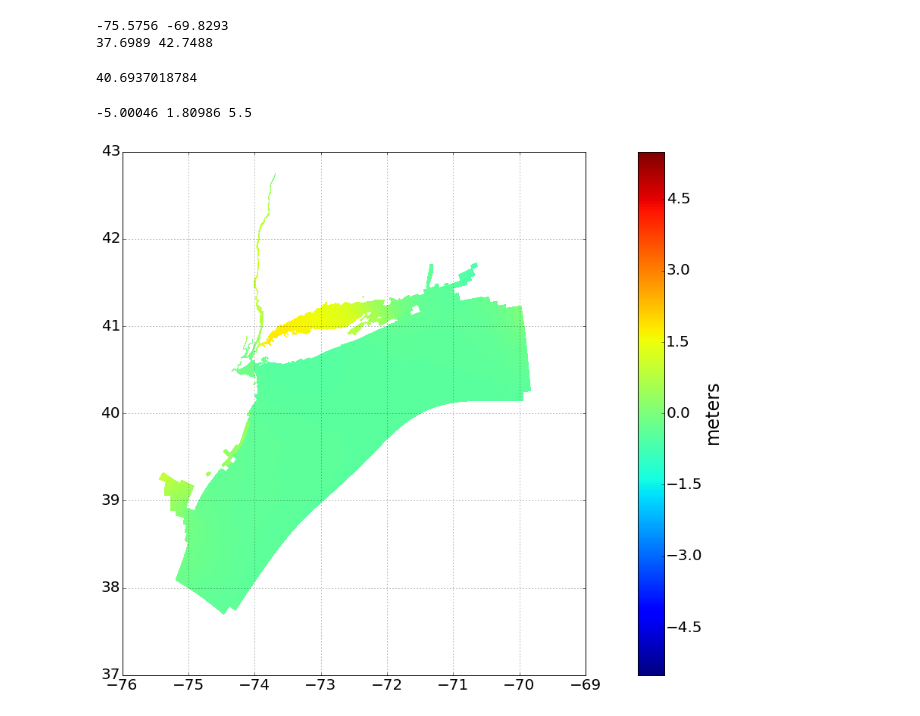
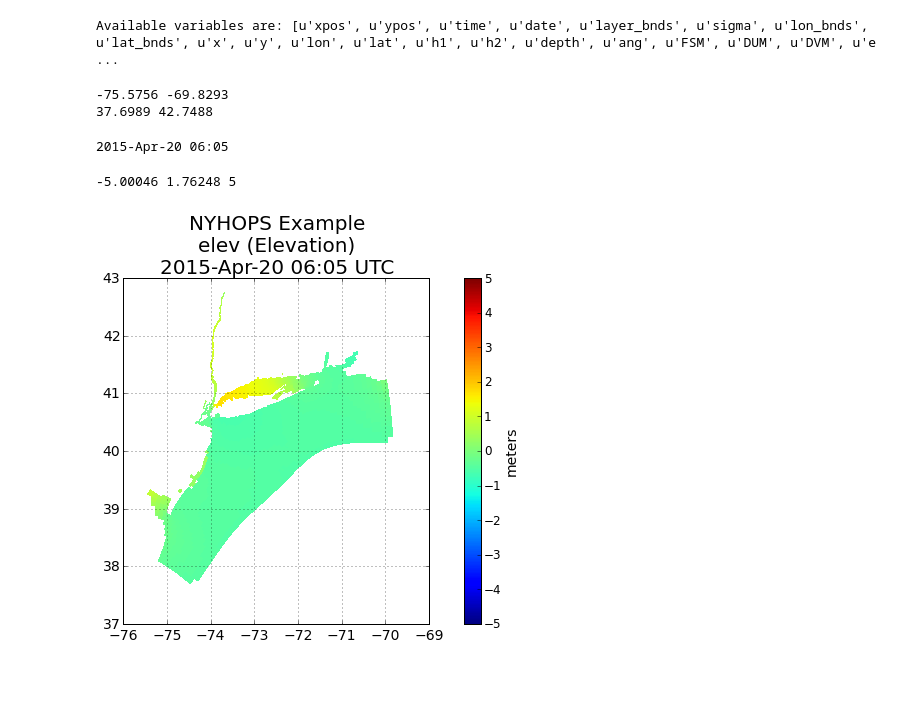
Before and after one commit to BrianOBlanton/NoteBooks, a Jupyter notebook: NYHOPS.ipynb, the cells around one changed output. Drawn from its saved outputs; the diff is of its cells as text; code cells hidden in the pictures; blank space fills up the shorter version.

```diff
--- a/NYHOPS.ipynb
+++ b/NYHOPS.ipynb
@@ -9,10 +9,13 @@ from datetime import datetime
 import math as math
 %matplotlib inline
 # %%
+url='http://colossus.dl.stevens-tech.edu/thredds/dodsC/latest/Complete_gcmplt.nc'
 nc=netCDF4.Dataset(url)
 var_name='elev'
 print 'Available variables are: ' +  str(nc.variables.keys())
-url='http://colossus.dl.stevens-tech.edu/thredds/dodsC/latest/Complete_gcmplt.nc'
+tstr='NYHOPS Example'
+# %% [output]
+Available variables are: [u'xpos', u'ypos', u'time', u'date', u'layer_bnds', u'sigma', u'lon_bnds', u'lat_bnds', u'x', u'y', u'lon', u'lat', u'h1', u'h2', u'depth', u'ang', u'FSM', u'DUM', u'DVM', u'e ...
 # %%
 lon=nc.variables['lon']
 lond=lon[:]
@@ -34,35 +34,38 @@ elev_d=var[10,:,:]
-# %%
-latmn = np.mean(latd)
-print latmn
-#lons,lats = np.meshgrid(lond,latd)
-# %% [output]
-40.6937018784
+# %%
+tidx=12
+time=nc.variables['time']
+dtime = netCDF4.num2date(time[tidx],time.units)
+datestr = dtime.strftime('%Y-%b-%d %H:%M')
+print datestr
+# %% [output]
+2015-Apr-20 06:05
 # %%
-vmin=elev_d.min()
-vmax=elev_d.max()
+var=nc.variables[var_name]
+var_d=var[tidx,:,:]
+#var_d = ma.array(var_d,mask=var_d==var.FillValue_)
+vmin=np.nanmin(var_d)
+vmax=np.nanmax(var_d)
+
 # This min/max calc won't work in general, but is OK for data relatively well distributed about 0
-vminmax=math.ceil(2*max(abs(vmin),abs(vmax)))/2
+#vminmax=math.ceil(2*max(abs(vmin),abs(vmax)))/2
+vminmax=5
+print vmin,vmax,vminmax
+# %% [output]
+-5.00046 1.76248 5
-# %%
-print vmin,vmax,vminmax
-# %% [output]
--5.00046 1.80986 5.5
 # %%
-fig = plt.figure(figsize=(24,12), dpi=144)
+fig = plt.figure(figsize=(12,6), dpi=144)
 ax = fig.add_axes([0.1, 0.1, 0.8, 0.8])
 ax.set_aspect(1.0/np.cos(latmn * np.pi / 180.0))
 
-pc=pcolor(lond, latd, elev_d, cmap=plt.cm.jet, vmin=-vminmax, vmax=vminmax)
+pc=pcolor(lond, latd, var_d, cmap=plt.cm.jet, vmin=-vminmax, vmax=vminmax)
 
-
-#plt.title("%s\n%s (%s)\n%s UTC" % (nc.description, var_name, var.long_name, daystr), fontsize=30)
+plt.title("%s\n%s (%s)\n%s UTC" % (tstr, var_name, var.long_name, datestr), fontsize=20)
 plt.grid(True)
-#plt.xlim((-2,362))
-#plt.ylim((-92,92))
-plt.tick_params(axis='both', which='major', labelsize=20)
+plt.tick_params(axis='both', which='major', labelsize=14)
 
 cbax = fig.add_axes()  #([0.95, 0.1, 0.05, 0.8])
 cb = plt.colorbar(pc, cax=cbax,  orientation='vertical')
-cb.set_label(elev.units, fontsize=24)
-cb.ax.tick_params(axis='both', which='major', labelsize=20)
+cb.set_label(var.units, fontsize=14)
+cb.ax.tick_params(axis='both', which='major', labelsize=12)
 # %% [output]
-[figure, old version]
+[figure, new version]
```
Also changed, not shown: parts of 3 cells of this notebook, 2 other files.
